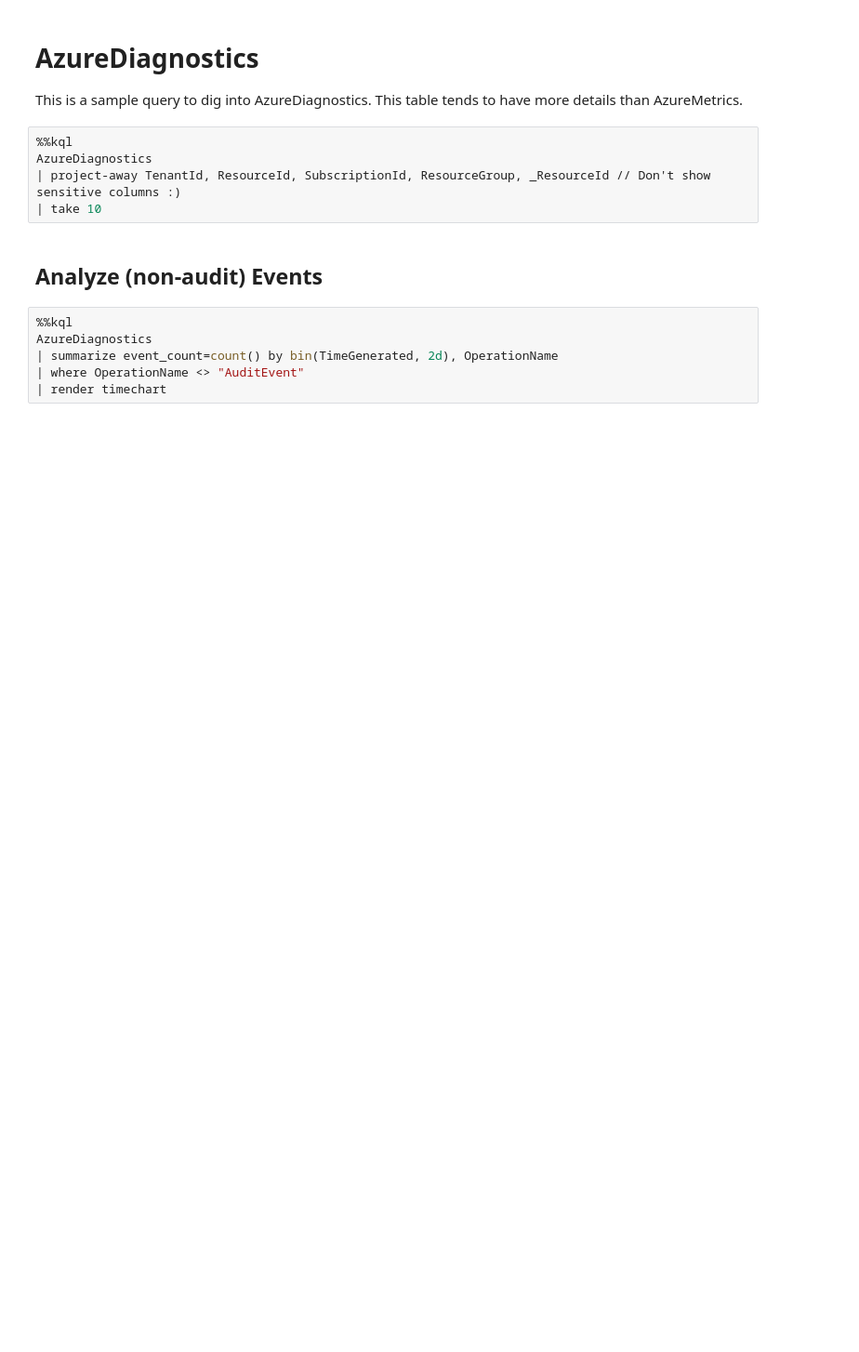
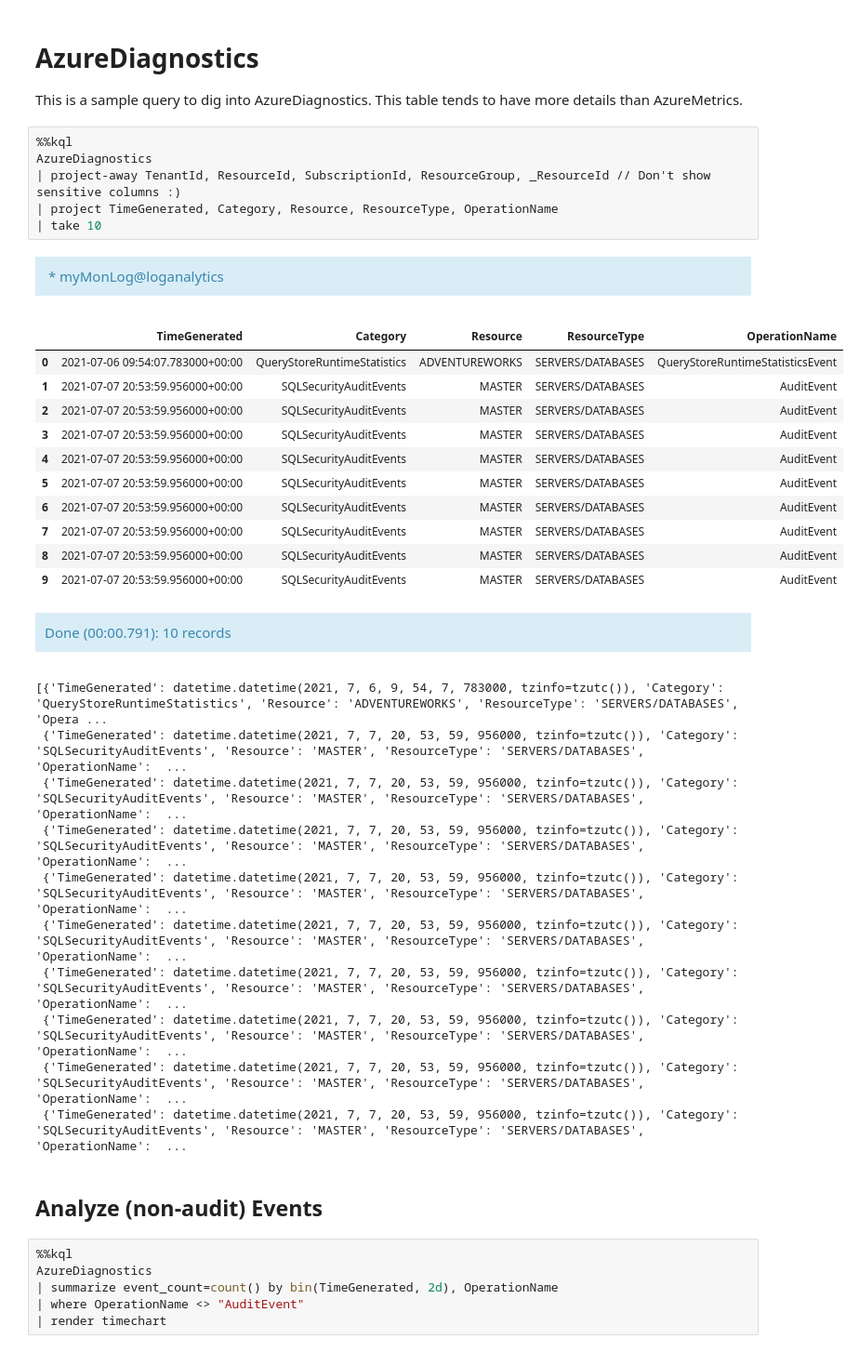
Before and after one commit to MsSQLGirl/jubilant-data-wizards, a Jupyter notebook: Simple Demo/Parameterization/SQLDBLog/AzureSQLLogsAndMetricsWithLogAnalytics.ipynb, the cells around one changed output. Shown at 93% size. Cells and saved outputs as stored; diff of their text form; blank space fills up the shorter version.

```diff
--- a/Simple Demo/Parameterization/SQLDBLog/AzureSQLLogsAndMetricsWithLogAnalytics.ipynb
+++ b/Simple Demo/Parameterization/SQLDBLog/AzureSQLLogsAndMetricsWithLogAnalytics.ipynb
@@ -139,8 +141,33 @@ This is a sample query to dig into AzureDiagnostics. This table tends to have mo
 # %%
 %%kql
 AzureDiagnostics
 | project-away TenantId, ResourceId, SubscriptionId, ResourceGroup, _ResourceId // Don't show sensitive columns :)
+| project TimeGenerated, Category, Resource, ResourceType, OperationName
 | take 10
+# %% [output]
+* myMonLog@loganalytics
+|  | TimeGenerated | Category | Resource | ResourceType | OperationName |
+| 0 | 2021-07-06 09:54:07.783000+00:00 | QueryStoreRuntimeStatistics | ADVENTUREWORKS | SERVERS/DATABASES | QueryStoreRuntimeStatisticsEvent |
+| 1 | 2021-07-07 20:53:59.956000+00:00 | SQLSecurityAuditEvents | MASTER | SERVERS/DATABASES | AuditEvent |
+| 2 | 2021-07-07 20:53:59.956000+00:00 | SQLSecurityAuditEvents | MASTER | SERVERS/DATABASES | AuditEvent |
+| 3 | 2021-07-07 20:53:59.956000+00:00 | SQLSecurityAuditEvents | MASTER | SERVERS/DATABASES | AuditEvent |
+| 4 | 2021-07-07 20:53:59.956000+00:00 | SQLSecurityAuditEvents | MASTER | SERVERS/DATABASES | AuditEvent |
+| 5 | 2021-07-07 20:53:59.956000+00:00 | SQLSecurityAuditEvents | MASTER | SERVERS/DATABASES | AuditEvent |
+| 6 | 2021-07-07 20:53:59.956000+00:00 | SQLSecurityAuditEvents | MASTER | SERVERS/DATABASES | AuditEvent |
+| 7 | 2021-07-07 20:53:59.956000+00:00 | SQLSecurityAuditEvents | MASTER | SERVERS/DATABASES | AuditEvent |
+| 8 | 2021-07-07 20:53:59.956000+00:00 | SQLSecurityAuditEvents | MASTER | SERVERS/DATABASES | AuditEvent |
+| 9 | 2021-07-07 20:53:59.956000+00:00 | SQLSecurityAuditEvents | MASTER | SERVERS/DATABASES | AuditEvent |
+Done (00:00.791): 10 records
+[{'TimeGenerated': datetime.datetime(2021, 7, 6, 9, 54, 7, 783000, tzinfo=tzutc()), 'Category': 'QueryStoreRuntimeStatistics', 'Resource': 'ADVENTUREWORKS', 'ResourceType': 'SERVERS/DATABASES', 'Opera ...
+ {'TimeGenerated': datetime.datetime(2021, 7, 7, 20, 53, 59, 956000, tzinfo=tzutc()), 'Category': 'SQLSecurityAuditEvents', 'Resource': 'MASTER', 'ResourceType': 'SERVERS/DATABASES', 'OperationName':  ...
+ {'TimeGenerated': datetime.datetime(2021, 7, 7, 20, 53, 59, 956000, tzinfo=tzutc()), 'Category': 'SQLSecurityAuditEvents', 'Resource': 'MASTER', 'ResourceType': 'SERVERS/DATABASES', 'OperationName':  ...
+ {'TimeGenerated': datetime.datetime(2021, 7, 7, 20, 53, 59, 956000, tzinfo=tzutc()), 'Category': 'SQLSecurityAuditEvents', 'Resource': 'MASTER', 'ResourceType': 'SERVERS/DATABASES', 'OperationName':  ...
+ {'TimeGenerated': datetime.datetime(2021, 7, 7, 20, 53, 59, 956000, tzinfo=tzutc()), 'Category': 'SQLSecurityAuditEvents', 'Resource': 'MASTER', 'ResourceType': 'SERVERS/DATABASES', 'OperationName':  ...
+ {'TimeGenerated': datetime.datetime(2021, 7, 7, 20, 53, 59, 956000, tzinfo=tzutc()), 'Category': 'SQLSecurityAuditEvents', 'Resource': 'MASTER', 'ResourceType': 'SERVERS/DATABASES', 'OperationName':  ...
+ {'TimeGenerated': datetime.datetime(2021, 7, 7, 20, 53, 59, 956000, tzinfo=tzutc()), 'Category': 'SQLSecurityAuditEvents', 'Resource': 'MASTER', 'ResourceType': 'SERVERS/DATABASES', 'OperationName':  ...
+ {'TimeGenerated': datetime.datetime(2021, 7, 7, 20, 53, 59, 956000, tzinfo=tzutc()), 'Category': 'SQLSecurityAuditEvents', 'Resource': 'MASTER', 'ResourceType': 'SERVERS/DATABASES', 'OperationName':  ...
+ {'TimeGenerated': datetime.datetime(2021, 7, 7, 20, 53, 59, 956000, tzinfo=tzutc()), 'Category': 'SQLSecurityAuditEvents', 'Resource': 'MASTER', 'ResourceType': 'SERVERS/DATABASES', 'OperationName':  ...
+ {'TimeGenerated': datetime.datetime(2021, 7, 7, 20, 53, 59, 956000, tzinfo=tzutc()), 'Category': 'SQLSecurityAuditEvents', 'Resource': 'MASTER', 'ResourceType': 'SERVERS/DATABASES', 'OperationName':  ...
 # %% [markdown]
 ## Analyze (non-audit) Events
 # %%
```
Also changed, not shown: parts of 14 cells of this notebook.
